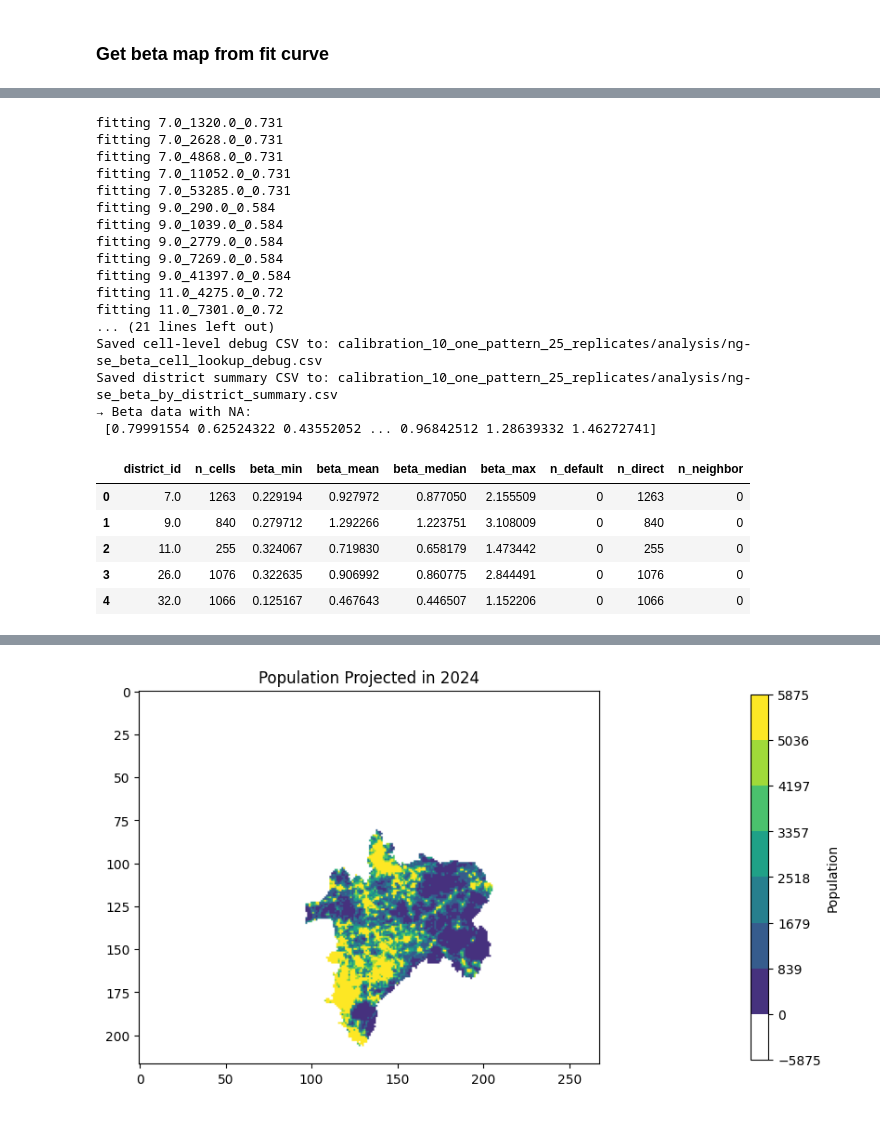
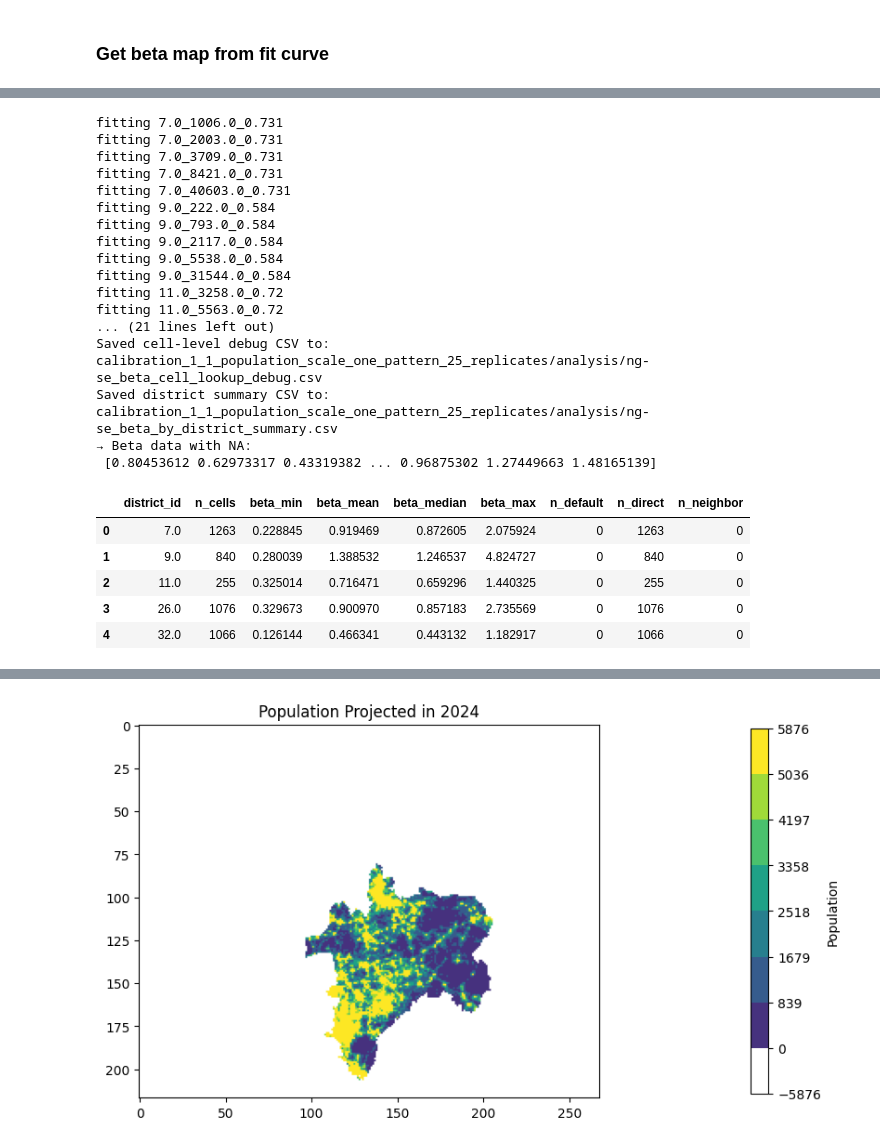
Before and after one commit to darayus-gorimaar/Calibration_Pipeline_v7_NG-SE, a Jupyter notebook: 1_2_calibration_fit_and_generate_beta_map_population_bins_jenkspy.ipynb, the cells around one changed output, grey strips where cells are left out. Drawn from its saved outputs; the diff is of its cells as text; code cells hidden in the pictures.

Commit message:
beta cal done

```diff
--- a/1_2_calibration_fit_and_generate_beta_map_population_bins_jenkspy.ipynb
+++ b/1_2_calibration_fit_and_generate_beta_map_population_bins_jenkspy.ipynb
@@ -1818,10 +1813,5 @@ Copied district_with_population_bins.csv from _pre_calibration_population_growth
 # %%
 small_pop_threshold = 0
-data_path = Path("data")
-pfpr_file_path = f"{data_path}/{country_code}_pfpr_{calibration_year}.asc"
-population_path = f"{data_path}/{country_code}_population_projected_{calibration_year}.asc"
-treatment_file_path = f"{data_path}/{country_code}_treatment_seeking_normalized.asc"
-district_data_path = f"{data_path}/{country_code}_district.asc"
 
 ''' ^^ Use original district raster sequence here ^^  '''
 
@@ -1835,10 +1825,10 @@ district_summary_csv_path = f"{analysis_path}/{country_code}_beta_by_district_su
 # ----------------------------------------------------------------------
 # Read ASC files
 # ----------------------------------------------------------------------
-pfpr_header, pfpr_data = read_asc_file(pfpr_file_path)
-treatment_header, treatment_data = read_asc_file(treatment_file_path)
-population_header, population_data = read_asc_file(population_path)
-district_header, district_data = read_asc_file(district_data_path)
+pfpr_header, pfpr_data = read_asc_file(pfpr_raster_path)
+treatment_header, treatment_data = read_asc_file(treatment_seeking_raster_path)
+population_header, population_data = read_asc_file(projected_population_calibration_year_raster_path)
+district_header, district_data = read_asc_file(districts_raster_path)
 
 pfpr_data = pfpr_data.astype(float)
 treatment_data = treatment_data.astype(float)
@@ -1937,53 +1927,53 @@ district_summary = (
     )
 )
 
 district_summary.to_csv(district_summary_csv_path, index=False)
 
 print(f"Saved beta ASC to: {beta_file_path}")
 print(f"Saved cell-level debug CSV to: {debug_csv_path}")
 print(f"Saved district summary CSV to: {district_summary_csv_path}")
 
 # datas = {
 #     "pfpr_data": pfpr_data,
 #     "district_population_data": district_population_data,
 #     "district_data": district_data,
 #     "population_data": population_data,
 # }
 
 # print(f"\nPrinting district data:\n {district_data[district_data != -9999]}")
 
 # for name, data in datas.items():
 #     print(f"///// Printing {name} //////")
 #     # info(f"Printing data:\n {data}")
 #     info(f"Printing valid data:\n {data[data != -9999]}")
 #     print(f"////////////////////////////\n")
 info(f"Beta data with NA:\n {beta_data_with_na[beta_data_with_na != -9999]}")
 
 district_summary.head()
 # %% [output]
-fitting 7.0_1320.0_0.731
-fitting 7.0_2628.0_0.731
-fitting 7.0_4868.0_0.731
-fitting 7.0_11052.0_0.731
-fitting 7.0_53285.0_0.731
-fitting 9.0_290.0_0.584
-fitting 9.0_1039.0_0.584
-fitting 9.0_2779.0_0.584
-fitting 9.0_7269.0_0.584
-fitting 9.0_41397.0_0.584
-fitting 11.0_4275.0_0.72
-fitting 11.0_7301.0_0.72
+fitting 7.0_1006.0_0.731
+fitting 7.0_2003.0_0.731
+fitting 7.0_3709.0_0.731
+fitting 7.0_8421.0_0.731
+fitting 7.0_40603.0_0.731
+fitting 9.0_222.0_0.584
+fitting 9.0_793.0_0.584
+fitting 9.0_2117.0_0.584
+fitting 9.0_5538.0_0.584
+fitting 9.0_31544.0_0.584
+fitting 11.0_3258.0_0.72
+fitting 11.0_5563.0_0.72
 ... (21 lines left out)
-Saved cell-level debug CSV to: calibration_10_one_pattern_25_replicates/analysis/ng-se_beta_cell_lookup_debug.csv
-Saved district summary CSV to: calibration_10_one_pattern_25_replicates/analysis/ng-se_beta_by_district_summary.csv
+Saved cell-level debug CSV to: calibration_1_1_population_scale_one_pattern_25_replicates/analysis/ng-se_beta_cell_lookup_debug.csv
+Saved district summary CSV to: calibration_1_1_population_scale_one_pattern_25_replicates/analysis/ng-se_beta_by_district_summary.csv
 → Beta data with NA:
- [0.79991554 0.62524322 0.43552052 ... 0.96842512 1.28639332 1.46272741]
+ [0.80453612 0.62973317 0.43319382 ... 0.96875302 1.27449663 1.48165139]
 |  | district_id | n_cells | beta_min | beta_mean | beta_median | beta_max | n_default | n_direct | n_neighbor |
-| 0 | 7.0 | 1263 | 0.229194 | 0.927972 | 0.877050 | 2.155509 | 0 | 1263 | 0 |
-| 1 | 9.0 | 840 | 0.279712 | 1.292266 | 1.223751 | 3.108009 | 0 | 840 | 0 |
-| 2 | 11.0 | 255 | 0.324067 | 0.719830 | 0.658179 | 1.473442 | 0 | 255 | 0 |
-| 3 | 26.0 | 1076 | 0.322635 | 0.906992 | 0.860775 | 2.844491 | 0 | 1076 | 0 |
-| 4 | 32.0 | 1066 | 0.125167 | 0.467643 | 0.446507 | 1.152206 | 0 | 1066 | 0 |
+| 0 | 7.0 | 1263 | 0.228845 | 0.919469 | 0.872605 | 2.075924 | 0 | 1263 | 0 |
+| 1 | 9.0 | 840 | 0.280039 | 1.388532 | 1.246537 | 4.824727 | 0 | 840 | 0 |
+| 2 | 11.0 | 255 | 0.325014 | 0.716471 | 0.659296 | 1.440325 | 0 | 255 | 0 |
+| 3 | 26.0 | 1076 | 0.329673 | 0.900970 | 0.857183 | 2.735569 | 0 | 1076 | 0 |
+| 4 | 32.0 | 1066 | 0.126144 | 0.466341 | 0.443132 | 1.182917 | 0 | 1066 | 0 |
 # %%
 
 def plot_raster_with_na(
```
Also changed, not shown: parts of 12 cells of this notebook, 4 other files.
